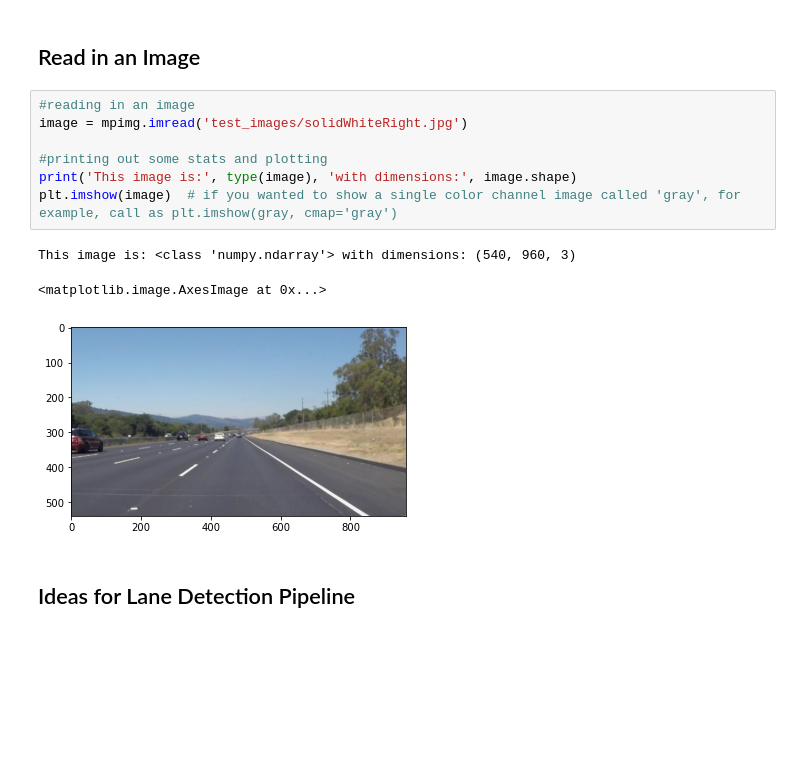
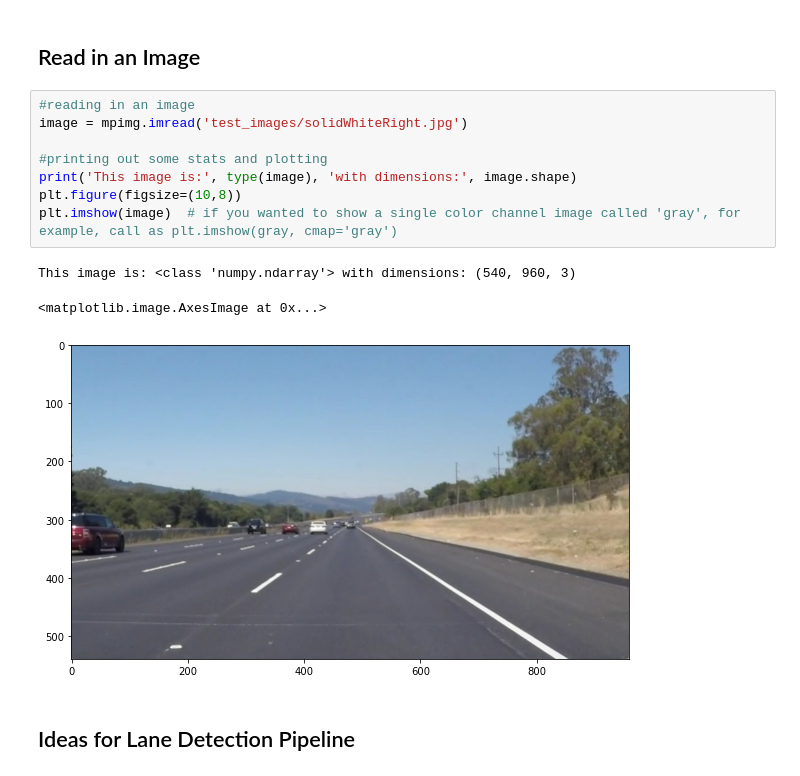
Before and after one commit to niteshjha08/Basic_Lane_detection, a Jupyter notebook: P1_pipeline_outputs.ipynb, the cells around one changed output. Drawn from its saved outputs; the diff is of its cells as text; blank space fills up the shorter version.

```diff
--- a/P1_pipeline_outputs.ipynb
+++ b/P1_pipeline_outputs.ipynb
@@ -52,14 +52,15 @@ import cv2
 # %%
 #reading in an image
 image = mpimg.imread('test_images/solidWhiteRight.jpg')
 
 #printing out some stats and plotting
 print('This image is:', type(image), 'with dimensions:', image.shape)
+plt.figure(figsize=(10,8))
 plt.imshow(image)  # if you wanted to show a single color channel image called 'gray', for example, call as plt.imshow(gray, cmap='gray')
 # %% [output]
 This image is: <class 'numpy.ndarray'> with dimensions: (540, 960, 3)
 <matplotlib.image.AxesImage at 0x...>
-[figure, old version]
+[figure, new version]
 # %% [markdown]
 ## Ideas for Lane Detection Pipeline
 # %% [markdown]
```
Also changed, not shown: parts of 10 cells of this notebook, 6 other files.
